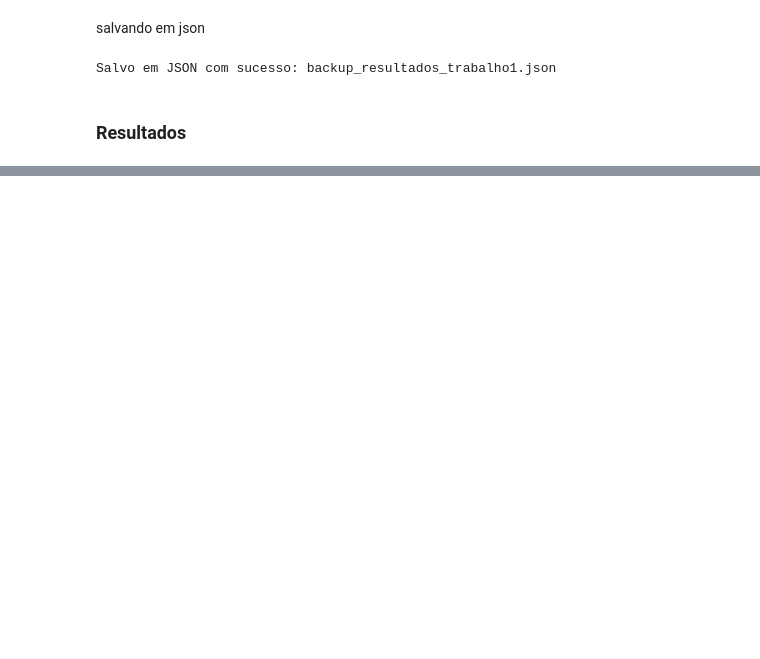
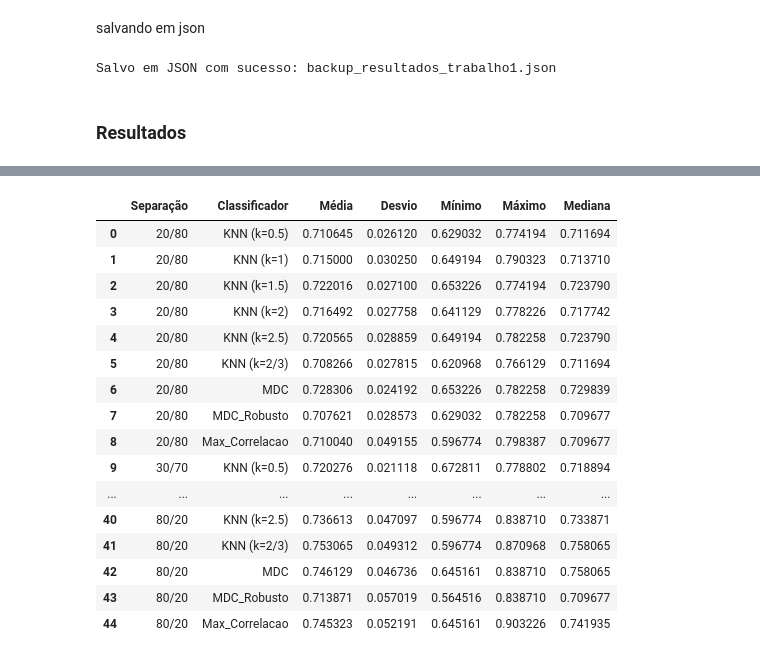
Before and after one commit to LuisFelipeCSouza/reconhecimento-de-padroes, a Jupyter notebook: trabalho-1/vertebral+column/main.ipynb, the cells around one changed output, grey strips where cells are left out. Cells and saved outputs as stored; diff of their text form; code cells hidden in the pictures; blank space fills up the shorter version.

```diff
--- a/trabalho-1/vertebral+column/main.ipynb
+++ b/trabalho-1/vertebral+column/main.ipynb
@@ -920,0 +690,20 @@ Passing `palette` without assigning `hue` is deprecated and will be removed in v
+# %%
+df_resumo
+# %% [output]
+|  | Separação | Classificador | Média | Desvio | Mínimo | Máximo | Mediana |
+| 0 | 20/80 | KNN (k=0.5) | 0.710645 | 0.026120 | 0.629032 | 0.774194 | 0.711694 |
+| 1 | 20/80 | KNN (k=1) | 0.715000 | 0.030250 | 0.649194 | 0.790323 | 0.713710 |
+| 2 | 20/80 | KNN (k=1.5) | 0.722016 | 0.027100 | 0.653226 | 0.774194 | 0.723790 |
+| 3 | 20/80 | KNN (k=2) | 0.716492 | 0.027758 | 0.641129 | 0.778226 | 0.717742 |
+| 4 | 20/80 | KNN (k=2.5) | 0.720565 | 0.028859 | 0.649194 | 0.782258 | 0.723790 |
+| 5 | 20/80 | KNN (k=2/3) | 0.708266 | 0.027815 | 0.620968 | 0.766129 | 0.711694 |
+| 6 | 20/80 | MDC | 0.728306 | 0.024192 | 0.653226 | 0.782258 | 0.729839 |
+| 7 | 20/80 | MDC_Robusto | 0.707621 | 0.028573 | 0.629032 | 0.782258 | 0.709677 |
+| 8 | 20/80 | Max_Correlacao | 0.710040 | 0.049155 | 0.596774 | 0.798387 | 0.709677 |
+| 9 | 30/70 | KNN (k=0.5) | 0.720276 | 0.021118 | 0.672811 | 0.778802 | 0.718894 |
+| ... | ... | ... | ... | ... | ... | ... | ... |
+| 40 | 80/20 | KNN (k=2.5) | 0.736613 | 0.047097 | 0.596774 | 0.838710 | 0.733871 |
+| 41 | 80/20 | KNN (k=2/3) | 0.753065 | 0.049312 | 0.596774 | 0.870968 | 0.758065 |
+| 42 | 80/20 | MDC | 0.746129 | 0.046736 | 0.645161 | 0.838710 | 0.758065 |
+| 43 | 80/20 | MDC_Robusto | 0.713871 | 0.057019 | 0.564516 | 0.838710 | 0.709677 |
+| 44 | 80/20 | Max_Correlacao | 0.745323 | 0.052191 | 0.645161 | 0.903226 | 0.741935 |
```
Also changed, not shown: parts of 8 cells of this notebook.
